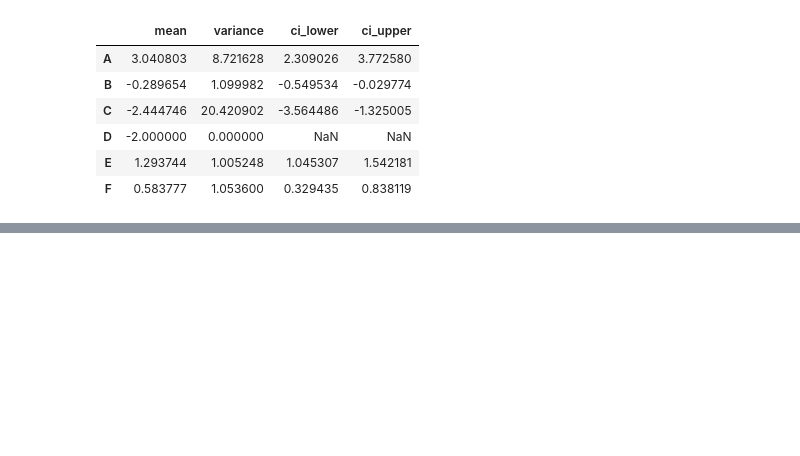
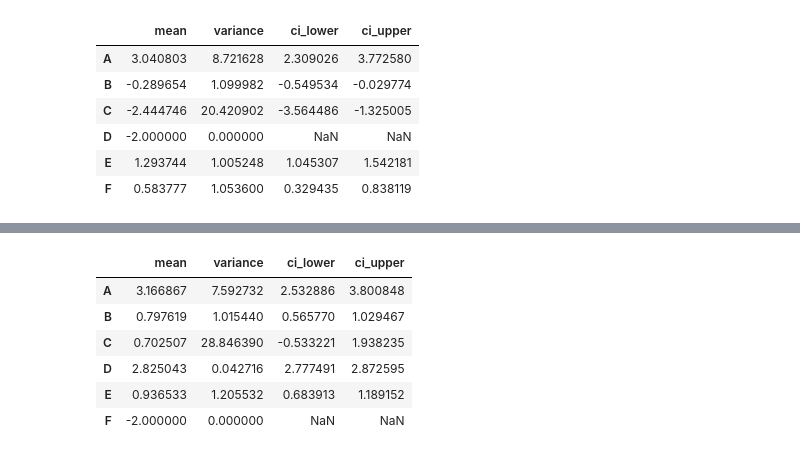
Before and after one commit to claralb2002/Active-Machine-Learning-Assignments, a Jupyter notebook: miniproject3/experiment.ipynb, the cells around one changed output, grey strips where cells are left out. Cells and saved outputs as stored; diff of their text form; code cells hidden in the pictures; blank space fills up the shorter version.

```diff
--- a/miniproject3/experiment.ipynb
+++ b/miniproject3/experiment.ipynb
@@ -334,0 +368,10 @@ plotCorrelation(intervention4, title='Intervention 4 data')
+# %%
+provideStats(intervention5)
+# %% [output]
+|  | mean | variance | ci_lower | ci_upper |
+| A | 3.166867 | 7.592732 | 2.532886 | 3.800848 |
+| B | 0.797619 | 1.015440 | 0.565770 | 1.029467 |
+| C | 0.702507 | 28.846390 | -0.533221 | 1.938235 |
+| D | 2.825043 | 0.042716 | 2.777491 | 2.872595 |
+| E | 0.936533 | 1.205532 | 0.683913 | 1.189152 |
+| F | -2.000000 | 0.000000 | NaN | NaN |
```
Also changed, not shown: parts of 7 cells of this notebook.
